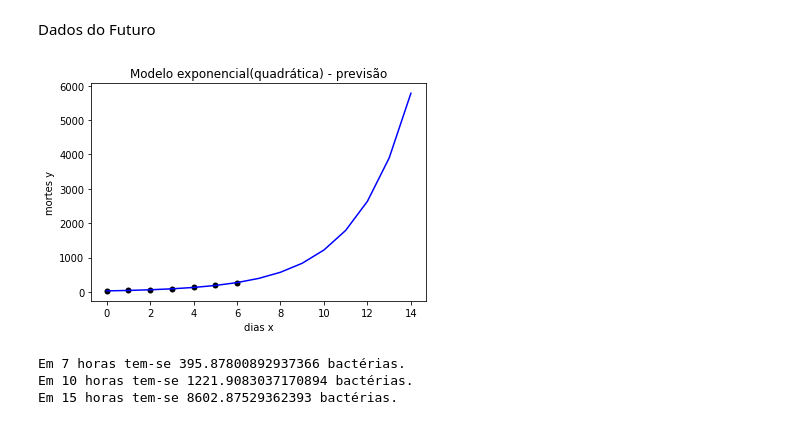
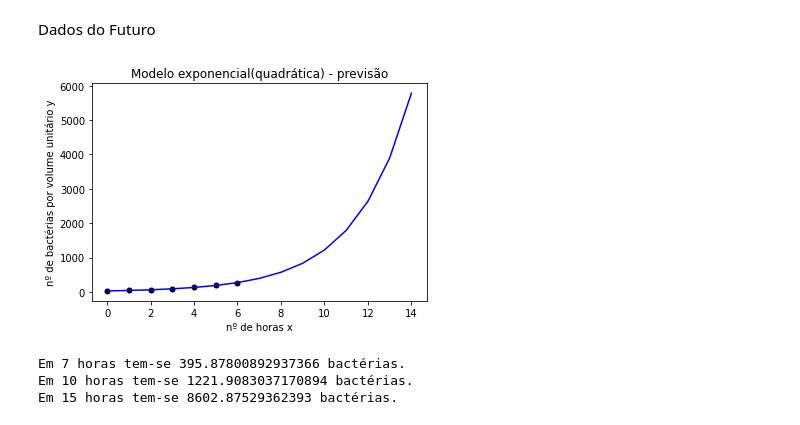
Before and after one commit to fillipepierin/Curso-Modelagem-na-Quarentena, a Jupyter notebook: Modelagem_Matemática_na_Quarentena_módulo_1.ipynb, the cells around one changed output. Cells and saved outputs as stored; diff of their text form; code cells hidden in the pictures.

```diff
--- a/Modelagem_Matemática_na_Quarentena_módulo_1.ipynb
+++ b/Modelagem_Matemática_na_Quarentena_módulo_1.ipynb
@@ -379,15 +454,15 @@ Dados do Futuro
 # %%
 x = base_dados.iloc[:, 0].values
 y = base_dados.iloc[:, 1].values
 y_hat_exp_quad = np.exp(a0 + a1 * np.arange(0, 15, 1) + a2 * (np.arange(0, 15, 1))**2)
 plt.scatter(x, y, color = "black", linewidths = 1e-5)
 plt.plot(np.arange(0, 15, 1), y_hat_exp_quad, color = "blue")
-plt.xlabel("dias x")
-plt.ylabel("mortes y")
+plt.xlabel("nº de horas x")
+plt.ylabel("nº de bactérias por volume unitário y")
 plt.title("Modelo exponencial(quadrática) - previsão")
 plt.show()
 # %% [output]
-[figure, old version]
+[figure, new version]
 # %%
 print(f'Em {7} horas tem-se {np.exp(a0 + a1 * 7 + a2 * (7)**2)} bactérias.')
 print(f'Em {10} horas tem-se {np.exp(a0 + a1 * 10 + a2 * (10)**2)} bactérias.')
```
Also changed, not shown: parts of 17 cells of this notebook.
